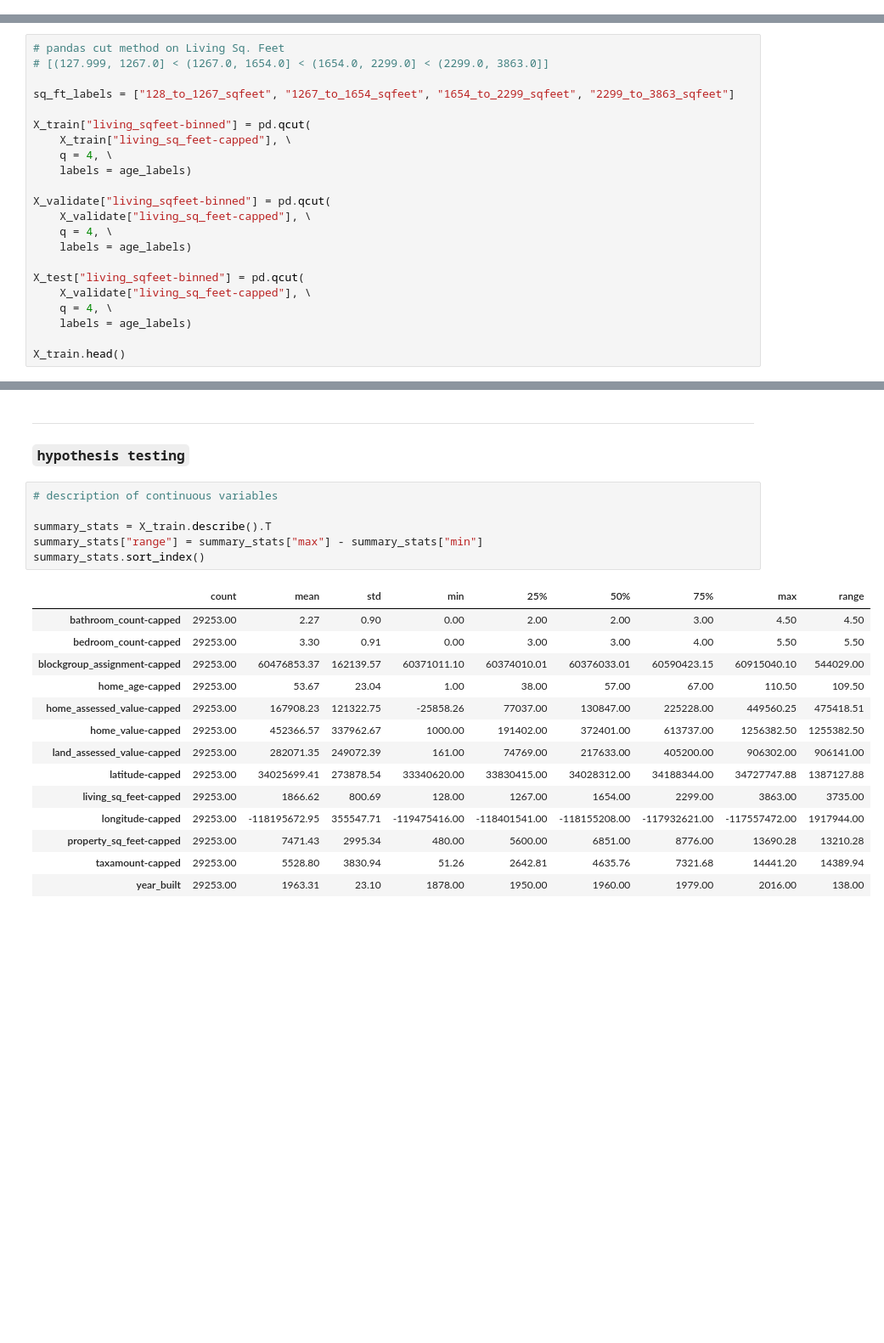
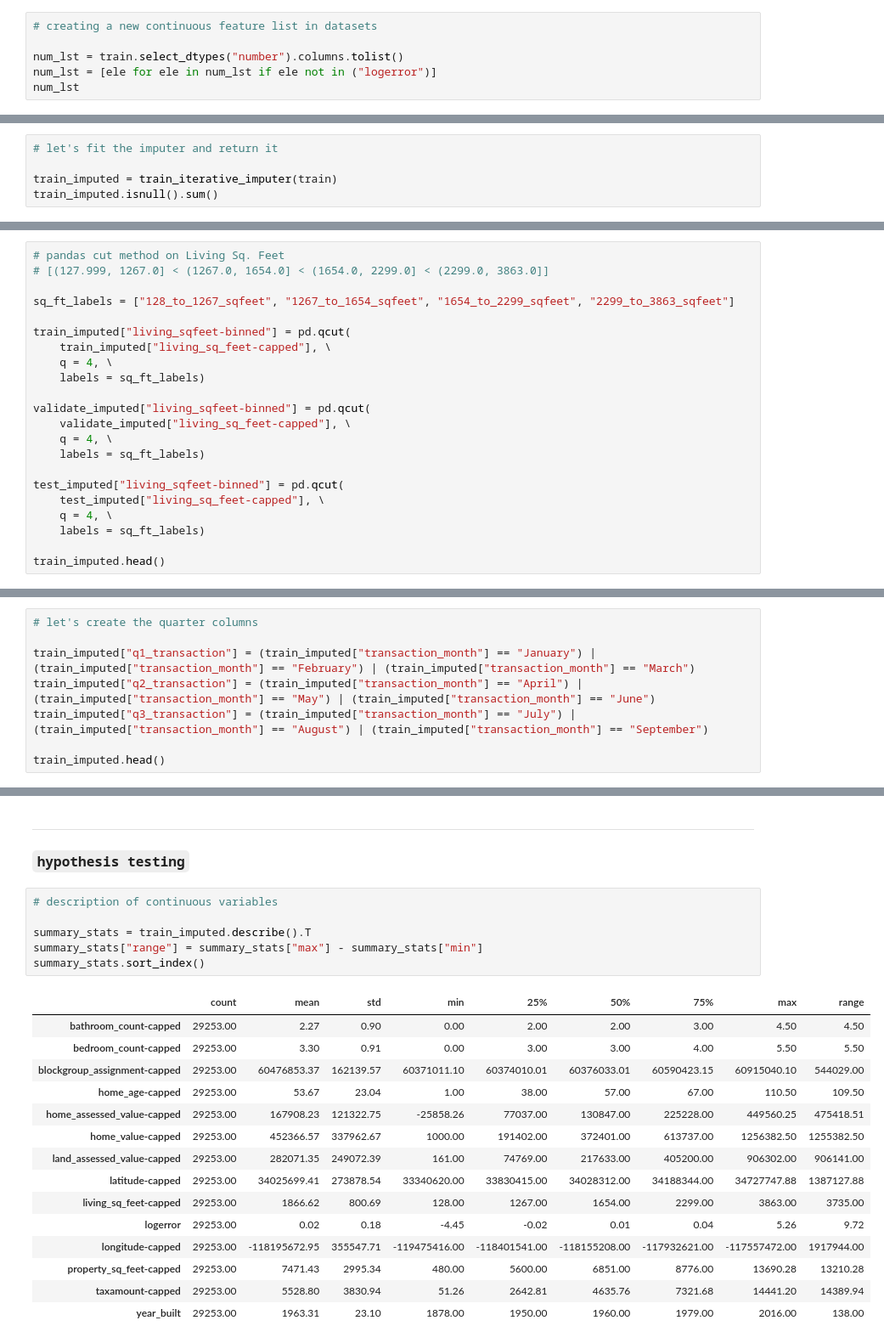
Before and after one commit to mijailmariano/clustering-exercises, a Jupyter notebook: modeling.ipynb, the cells around one changed output, grey strips where cells are left out. Shown: that part at 85% size. Drawn from its saved outputs; the diff is of its cells as text; blank space fills up the shorter version.

```diff
--- a/modeling.ipynb
+++ b/modeling.ipynb
@@ -215,0 +210,6 @@ y_test = test['logerror']
+# %%
+# creating a new continuous feature list in datasets
+
+num_lst = train.select_dtypes("number").columns.tolist()
+num_lst = [ele for ele in num_lst if ele not in ("logerror")]
+num_lst
@@ -301,0 +303,5 @@ dtype: int64
+# %%
+# let's fit the imputer and return it
+
+train_imputed = train_iterative_imputer(train)
+train_imputed.isnull().sum()
@@ -372,22 +448,22 @@ X_train.head()
 
 sq_ft_labels = ["128_to_1267_sqfeet", "1267_to_1654_sqfeet", "1654_to_2299_sqfeet", "2299_to_3863_sqfeet"]
 
-X_train["living_sqfeet-binned"] = pd.qcut(
-    X_train["living_sq_feet-capped"], \
+train_imputed["living_sqfeet-binned"] = pd.qcut(
+    train_imputed["living_sq_feet-capped"], \
     q = 4, \
-    labels = age_labels)
+    labels = sq_ft_labels)
 
-X_validate["living_sqfeet-binned"] = pd.qcut(
-    X_validate["living_sq_feet-capped"], \
+validate_imputed["living_sqfeet-binned"] = pd.qcut(
+    validate_imputed["living_sq_feet-capped"], \
     q = 4, \
-    labels = age_labels)
+    labels = sq_ft_labels)
 
-X_test["living_sqfeet-binned"] = pd.qcut(
-    X_validate["living_sq_feet-capped"], \
+test_imputed["living_sqfeet-binned"] = pd.qcut(
+    test_imputed["living_sq_feet-capped"], \
     q = 4, \
-    labels = age_labels)
+    labels = sq_ft_labels)
 
-X_train.head()
+train_imputed.head()
 # %% [output]
 |  | bathroom_count-capped | bedroom_count-capped | living_sq_feet-capped | county_by_fips | ... |
 | 7961 | 3.00 | 3.00 | 1903.00 | LA County | ... |
@@ -397,0 +488,8 @@ X_train.head()
+# %%
+# let's create the quarter columns
+
+train_imputed["q1_transaction"] = (train_imputed["transaction_month"] == "January") | (train_imputed["transaction_month"] == "February") | (train_imputed["transaction_month"] == "March")
+train_imputed["q2_transaction"] = (train_imputed["transaction_month"] == "April") | (train_imputed["transaction_month"] == "May") | (train_imputed["transaction_month"] == "June")
+train_imputed["q3_transaction"] = (train_imputed["transaction_month"] == "July") | (train_imputed["transaction_month"] == "August") | (train_imputed["transaction_month"] == "September")
+
+train_imputed.head()
@@ -425,20 +553,21 @@ continuous feature:
 # %%
 # description of continuous variables
 
-summary_stats = X_train.describe().T
+summary_stats = train_imputed.describe().T
 summary_stats["range"] = summary_stats["max"] - summary_stats["min"]
 summary_stats.sort_index()
 # %% [output]
 |  | count | mean | std | min | 25% | 50% | 75% | max | range |
 | bathroom_count-capped | 29253.00 | 2.27 | 0.90 | 0.00 | 2.00 | 2.00 | 3.00 | 4.50 | 4.50 |
 | bedroom_count-capped | 29253.00 | 3.30 | 0.91 | 0.00 | 3.00 | 3.00 | 4.00 | 5.50 | 5.50 |
 | blockgroup_assignment-capped | 29253.00 | 60476853.37 | 162139.57 | 60371011.10 | 60374010.01 | 60376033.01 | 60590423.15 | 60915040.10 | 544029.00 |
 | home_age-capped | 29253.00 | 53.67 | 23.04 | 1.00 | 38.00 | 57.00 | 67.00 | 110.50 | 109.50 |
 | home_assessed_value-capped | 29253.00 | 167908.23 | 121322.75 | -25858.26 | 77037.00 | 130847.00 | 225228.00 | 449560.25 | 475418.51 |
 | home_value-capped | 29253.00 | 452366.57 | 337962.67 | 1000.00 | 191402.00 | 372401.00 | 613737.00 | 1256382.50 | 1255382.50 |
 | land_assessed_value-capped | 29253.00 | 282071.35 | 249072.39 | 161.00 | 74769.00 | 217633.00 | 405200.00 | 906302.00 | 906141.00 |
 | latitude-capped | 29253.00 | 34025699.41 | 273878.54 | 33340620.00 | 33830415.00 | 34028312.00 | 34188344.00 | 34727747.88 | 1387127.88 |
 | living_sq_feet-capped | 29253.00 | 1866.62 | 800.69 | 128.00 | 1267.00 | 1654.00 | 2299.00 | 3863.00 | 3735.00 |
+| logerror | 29253.00 | 0.02 | 0.18 | -4.45 | -0.02 | 0.01 | 0.04 | 5.26 | 9.72 |
 | longitude-capped | 29253.00 | -118195672.95 | 355547.71 | -119475416.00 | -118401541.00 | -118155208.00 | -117932621.00 | -117557472.00 | 1917944.00 |
 | property_sq_feet-capped | 29253.00 | 7471.43 | 2995.34 | 480.00 | 5600.00 | 6851.00 | 8776.00 | 13690.28 | 13210.28 |
 | taxamount-capped | 29253.00 | 5528.80 | 3830.94 | 51.26 | 2642.81 | 4635.76 | 7321.68 | 14441.20 | 14389.94 |
```
Also changed, not shown: parts of 44 cells of this notebook, 1 other file.
